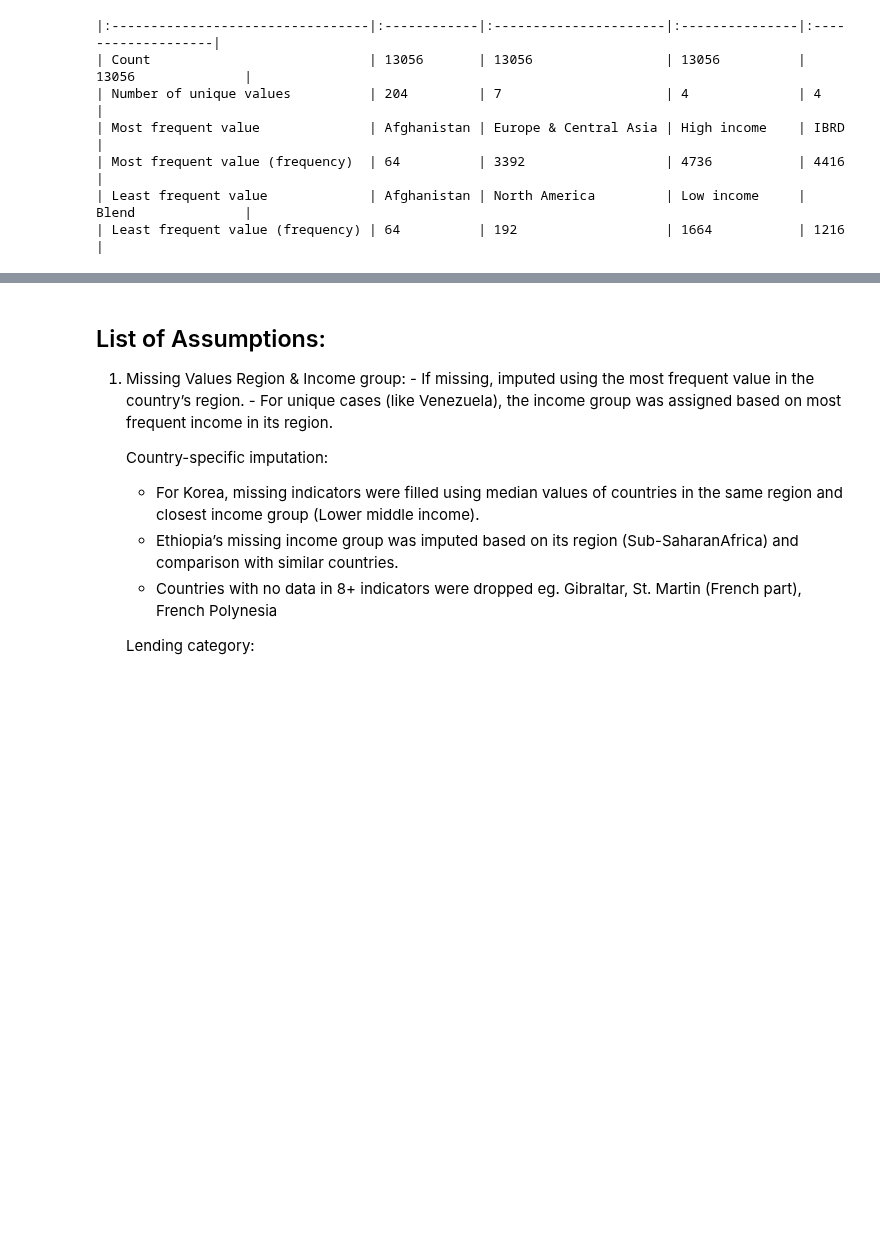
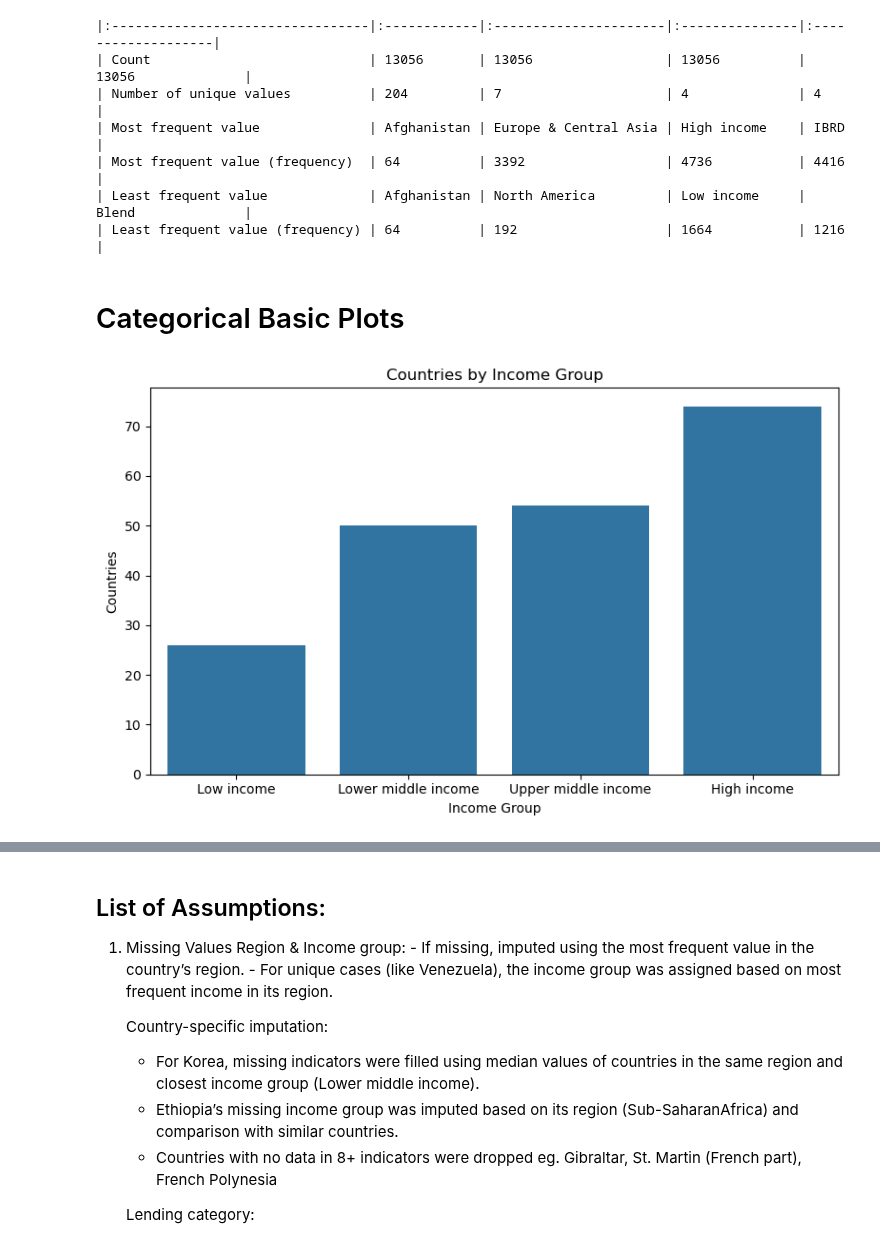
Before and after one commit to StefanFSmid/ASDA_2025_Group_3_Porfolio, a Jupyter notebook: notebooks/week_05_group_3_notebook.ipynb, the cells around one changed output, grey strips where cells are left out. Cells and saved outputs as stored; diff of their text form; code cells hidden in the pictures; blank space fills up the shorter version.

```diff
--- a/notebooks/week_05_group_3_notebook.ipynb
+++ b/notebooks/week_05_group_3_notebook.ipynb
@@ -1460,3 +1460,22 @@ print(cat_summary_table.to_markdown())
 | Most frequent value (frequency)  | 64          | 3392                  | 4736           | 4416               |
 | Least frequent value             | Afghanistan | North America         | Low income     | Blend              |
 | Least frequent value (frequency) | 64          | 192                   | 1664           | 1216               |
+# %% [markdown]
+# Categorical Basic Plots
+# %%
+#Define the order
+income_order = ['Low income', 'Lower middle income', 'Upper middle income', 'High income']
+
+# Count unique countries per income group
+unique_country_counts = cleanmerged_df.groupby('income_group')['country'].nunique().reindex(income_order)
+
+# Plot
+plt.figure(figsize=(8, 5))
+sns.barplot(x=unique_country_counts.index, y=unique_country_counts.values)
+plt.title('Countries by Income Group')
+plt.xlabel('Income Group')
+plt.ylabel('Countries')
+plt.tight_layout()
+plt.show()
+# %% [output]
+[figure, added]
```
Also changed, not shown: parts of 10 cells of this notebook.
